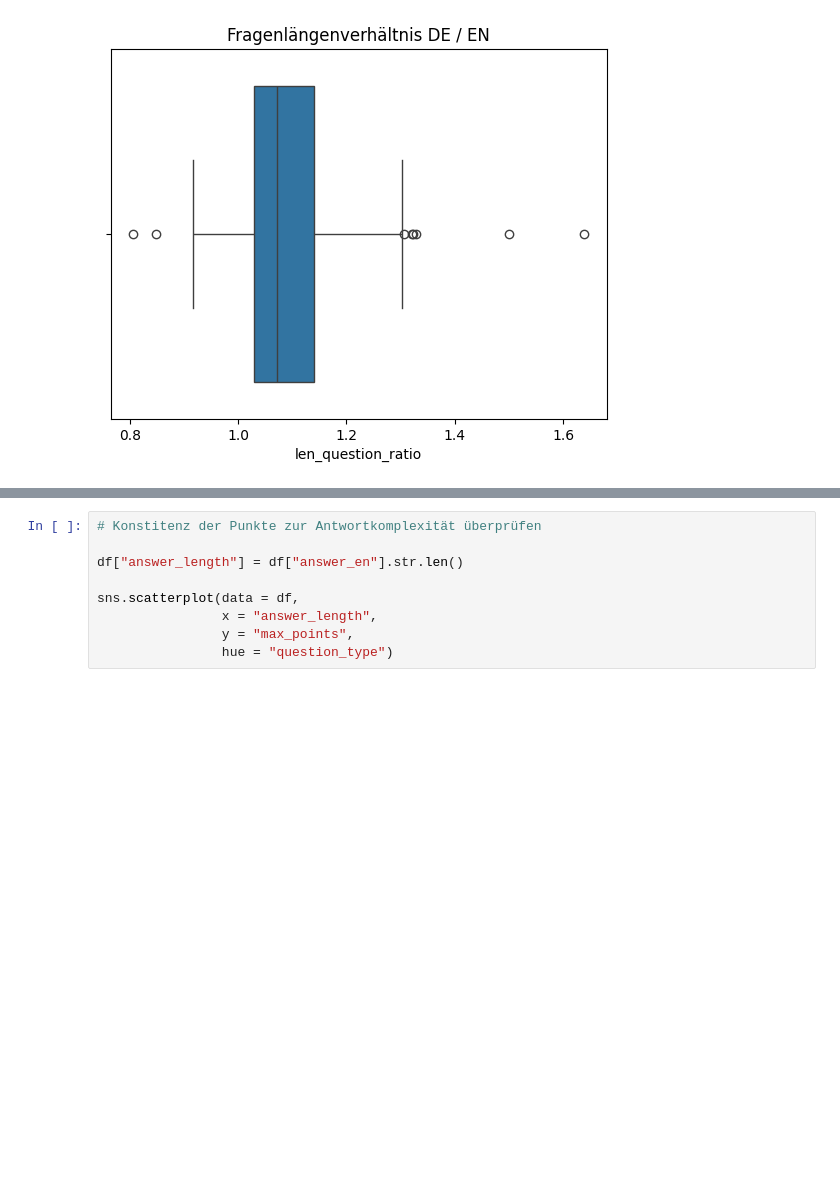
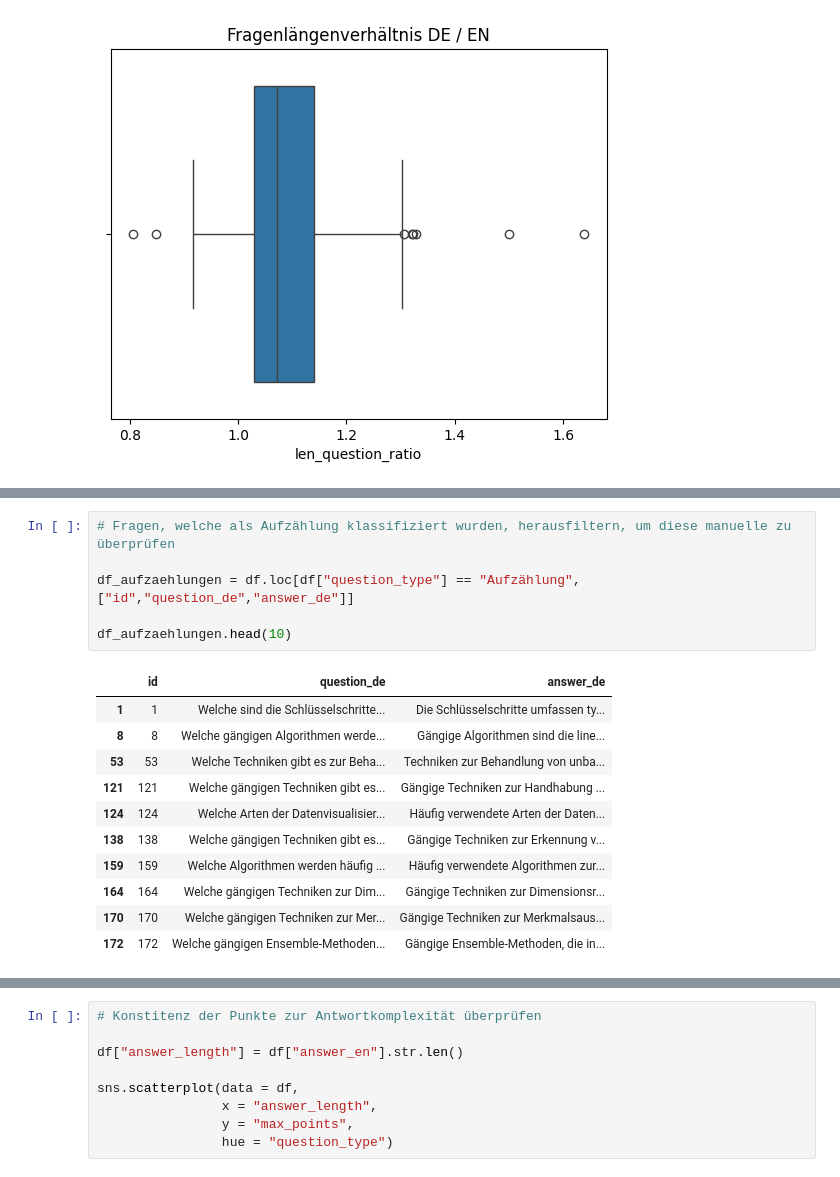
Before and after one commit to mauricehaas/EchoLearn, a Jupyter notebook: data/interim/data_cleaning.ipynb, the cells around one changed output, grey strips where cells are left out. Cells and saved outputs as stored; diff of their text form; blank space fills up the shorter version.

Commit message:
#Datenaufbereitung Sandra

```diff
--- a/data/interim/data_cleaning.ipynb
+++ b/data/interim/data_cleaning.ipynb
@@ -136,0 +163,18 @@ plt.show()
+# %%
+# Fragen, welche als Aufzählung klassifiziert wurden, herausfiltern, um diese manuelle zu überprüfen
+
+df_aufzaehlungen = df.loc[df["question_type"] == "Aufzählung",["id","question_de","answer_de"]]
+
+df_aufzaehlungen.head(10)
+# %% [output]
+|  | id | question_de | answer_de |
+| 1 | 1 | Welche sind die Schlüsselschritte... | Die Schlüsselschritte umfassen ty... |
+| 8 | 8 | Welche gängigen Algorithmen werde... | Gängige Algorithmen sind die line... |
+| 53 | 53 | Welche Techniken gibt es zur Beha... | Techniken zur Behandlung von unba... |
+| 121 | 121 | Welche gängigen Techniken gibt es... | Gängige Techniken zur Handhabung ... |
+| 124 | 124 | Welche Arten der Datenvisualisier... | Häufig verwendete Arten der Daten... |
+| 138 | 138 | Welche gängigen Techniken gibt es... | Gängige Techniken zur Erkennung v... |
+| 159 | 159 | Welche Algorithmen werden häufig ... | Häufig verwendete Algorithmen zur... |
+| 164 | 164 | Welche gängigen Techniken zur Dim... | Gängige Techniken zur Dimensionsr... |
+| 170 | 170 | Welche gängigen Techniken zur Mer... | Gängige Techniken zur Merkmalsaus... |
+| 172 | 172 | Welche gängigen Ensemble-Methoden... | Gängige Ensemble-Methoden, die in... |
```
Also changed, not shown: parts of 7 cells of this notebook, 1 other file.
